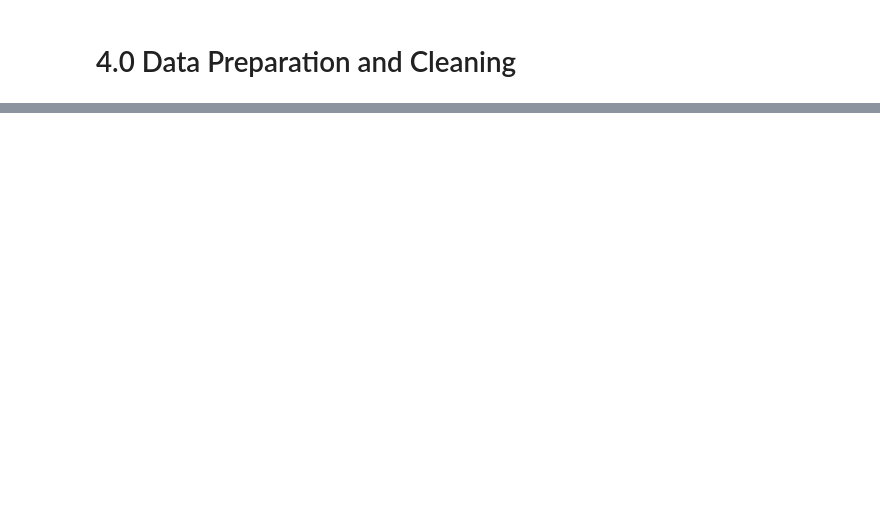
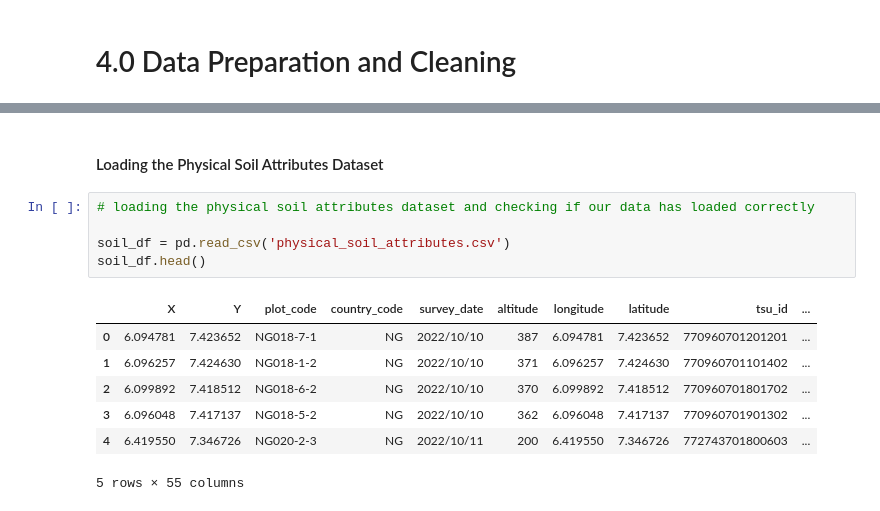
Before and after one commit to thomasamuti-cpu/GrowRight_Afrique, a Jupyter notebook: grow_right_afrique.ipynb, the cells around one changed output, grey strips where cells are left out. Saved outputs shown, nothing was run; the diff lists cells and outputs as text; blank space fills up the shorter version.

```diff
--- a/grow_right_afrique.ipynb
+++ b/grow_right_afrique.ipynb
@@ -103,0 +181,15 @@ Our goal is to merge both datasets using a common 'PLOT CODE' that is shared bet
+# %% [markdown]
+#### Loading the Physical Soil Attributes Dataset
+# %%
+# loading the physical soil attributes dataset and checking if our data has loaded correctly
+
+soil_df = pd.read_csv('physical_soil_attributes.csv')
+soil_df.head()
+# %% [output]
+|  | X | Y | plot_code | country_code | survey_date | altitude | longitude | latitude | tsu_id | ... |
+| 0 | 6.094781 | 7.423652 | NG018-7-1 | NG | 2022/10/10 | 387 | 6.094781 | 7.423652 | 770960701201201 | ... |
+| 1 | 6.096257 | 7.424630 | NG018-1-2 | NG | 2022/10/10 | 371 | 6.096257 | 7.424630 | 770960701101402 | ... |
+| 2 | 6.099892 | 7.418512 | NG018-6-2 | NG | 2022/10/10 | 370 | 6.099892 | 7.418512 | 770960701801702 | ... |
+| 3 | 6.096048 | 7.417137 | NG018-5-2 | NG | 2022/10/10 | 362 | 6.096048 | 7.417137 | 770960701901302 | ... |
+| 4 | 6.419550 | 7.346726 | NG020-2-3 | NG | 2022/10/11 | 200 | 6.419550 | 7.346726 | 772743701800603 | ... |
+5 rows × 55 columns
```
Also changed, not shown: parts of 48 cells of this notebook, 6 other files.
